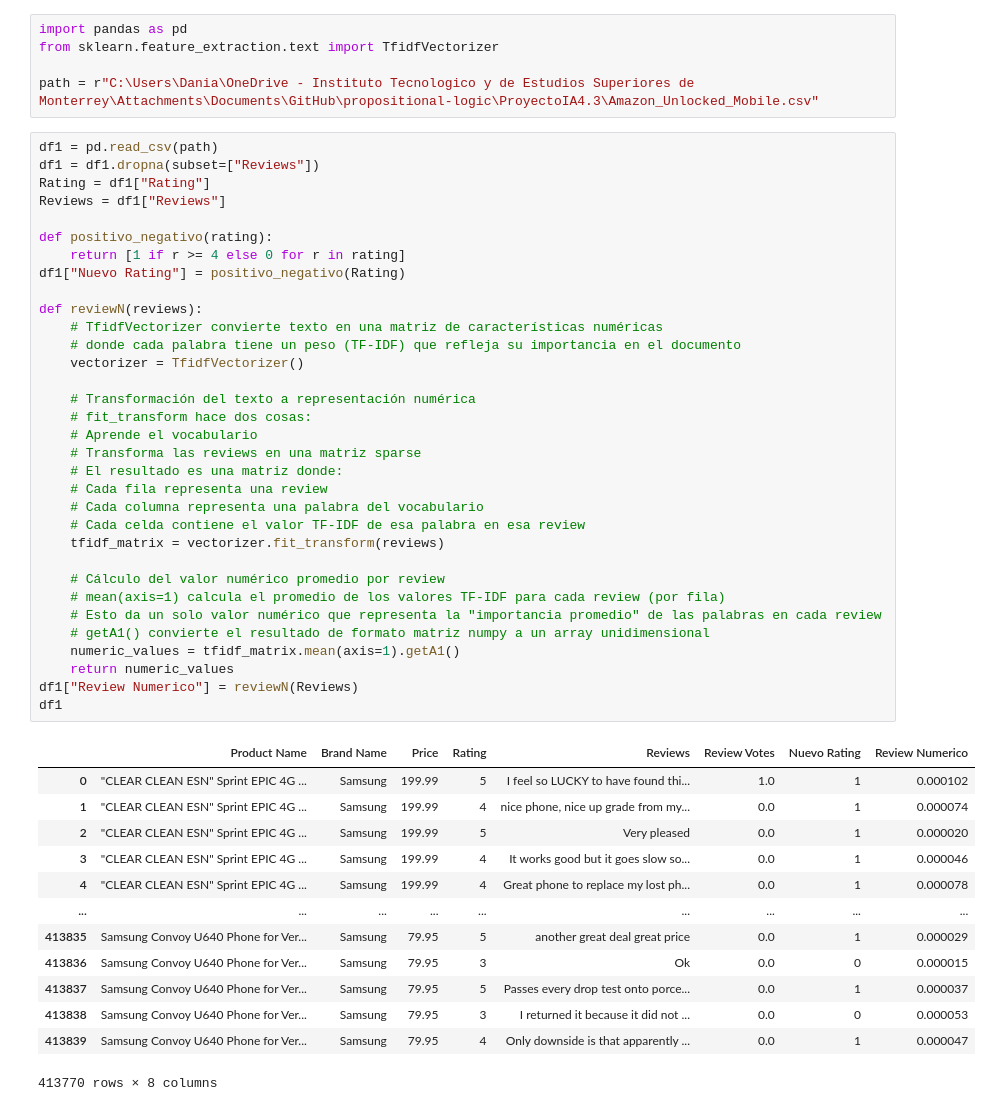
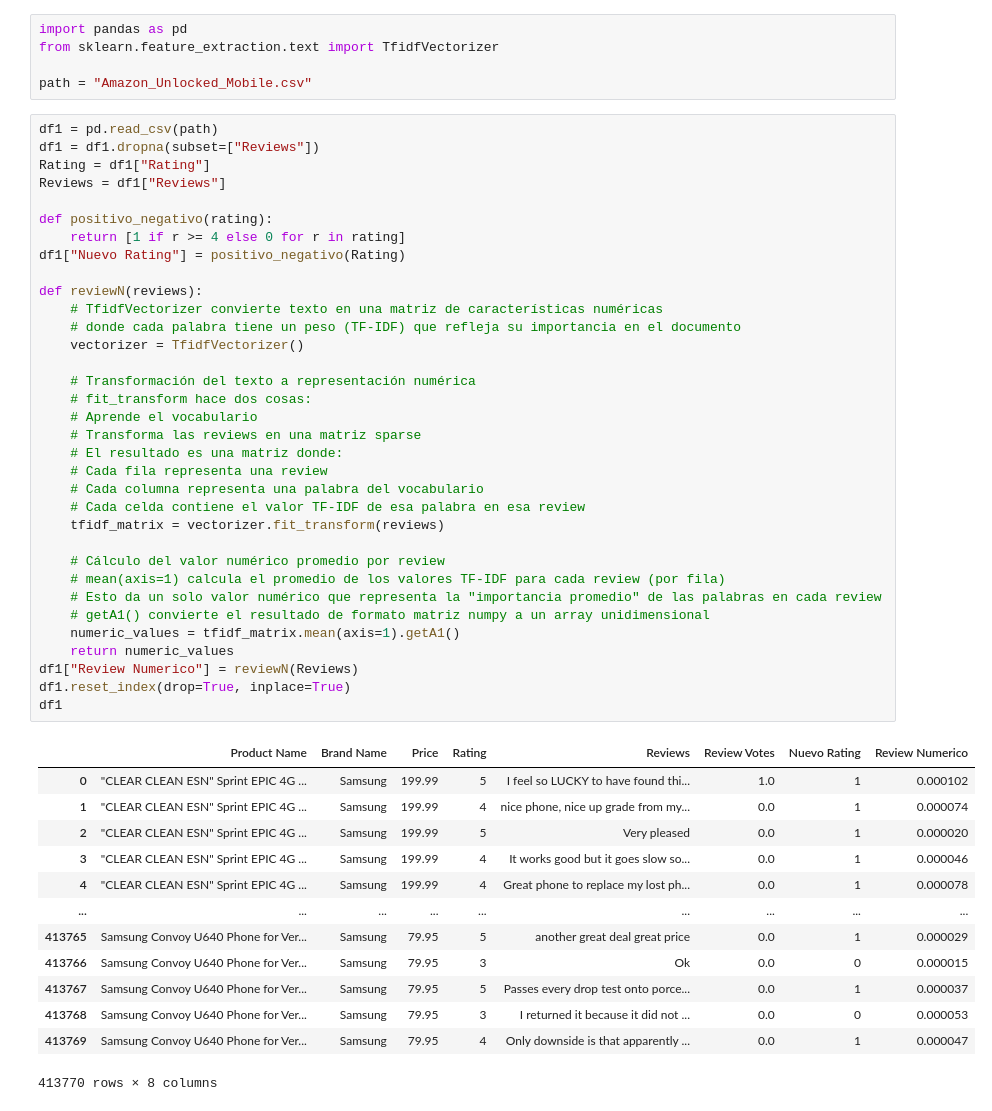
Before and after one commit to Danialloma/ProyectoIA4.3, a Jupyter notebook: main.ipynb, the cells around one changed output. Cells and saved outputs as stored; diff of their text form.

```diff
--- a/main.ipynb
+++ b/main.ipynb
@@ -2,7 +2,7 @@
 import pandas as pd
 from sklearn.feature_extraction.text import TfidfVectorizer
 
-path = r"C:\Users\Dania\OneDrive - Instituto Tecnologico y de Estudios Superiores de Monterrey\Attachments\Documents\GitHub\propositional-logic\ProyectoIA4.3\Amazon_Unlocked_Mobile.csv"
+path = "Amazon_Unlocked_Mobile.csv"
 # %%
 df1 = pd.read_csv(path)
 df1 = df1.dropna(subset=["Reviews"])
@@ -17,36 +17,37 @@ def reviewN(reviews):
     # TfidfVectorizer convierte texto en una matriz de características numéricas
     # donde cada palabra tiene un peso (TF-IDF) que refleja su importancia en el documento
     vectorizer = TfidfVectorizer()
 
     # Transformación del texto a representación numérica
     # fit_transform hace dos cosas:
     # Aprende el vocabulario
     # Transforma las reviews en una matriz sparse
     # El resultado es una matriz donde:
     # Cada fila representa una review
     # Cada columna representa una palabra del vocabulario
     # Cada celda contiene el valor TF-IDF de esa palabra en esa review
     tfidf_matrix = vectorizer.fit_transform(reviews)
 
     # Cálculo del valor numérico promedio por review
     # mean(axis=1) calcula el promedio de los valores TF-IDF para cada review (por fila)
     # Esto da un solo valor numérico que representa la "importancia promedio" de las palabras en cada review
     # getA1() convierte el resultado de formato matriz numpy a un array unidimensional
     numeric_values = tfidf_matrix.mean(axis=1).getA1()
     return numeric_values
 df1["Review Numerico"] = reviewN(Reviews)
+df1.reset_index(drop=True, inplace=True)
 df1
 # %% [output]
 |  | Product Name | Brand Name | Price | Rating | Reviews | Review Votes | Nuevo Rating | Review Numerico |
 | 0 | "CLEAR CLEAN ESN" Sprint EPIC 4G ... | Samsung | 199.99 | 5 | I feel so LUCKY to have found thi... | 1.0 | 1 | 0.000102 |
 | 1 | "CLEAR CLEAN ESN" Sprint EPIC 4G ... | Samsung | 199.99 | 4 | nice phone, nice up grade from my... | 0.0 | 1 | 0.000074 |
 | 2 | "CLEAR CLEAN ESN" Sprint EPIC 4G ... | Samsung | 199.99 | 5 | Very pleased | 0.0 | 1 | 0.000020 |
 | 3 | "CLEAR CLEAN ESN" Sprint EPIC 4G ... | Samsung | 199.99 | 4 | It works good but it goes slow so... | 0.0 | 1 | 0.000046 |
 | 4 | "CLEAR CLEAN ESN" Sprint EPIC 4G ... | Samsung | 199.99 | 4 | Great phone to replace my lost ph... | 0.0 | 1 | 0.000078 |
 | ... | ... | ... | ... | ... | ... | ... | ... | ... |
-| 413835 | Samsung Convoy U640 Phone for Ver... | Samsung | 79.95 | 5 | another great deal great price | 0.0 | 1 | 0.000029 |
-| 413836 | Samsung Convoy U640 Phone for Ver... | Samsung | 79.95 | 3 | Ok | 0.0 | 0 | 0.000015 |
-| 413837 | Samsung Convoy U640 Phone for Ver... | Samsung | 79.95 | 5 | Passes every drop test onto porce... | 0.0 | 1 | 0.000037 |
-| 413838 | Samsung Convoy U640 Phone for Ver... | Samsung | 79.95 | 3 | I returned it because it did not ... | 0.0 | 0 | 0.000053 |
-| 413839 | Samsung Convoy U640 Phone for Ver... | Samsung | 79.95 | 4 | Only downside is that apparently ... | 0.0 | 1 | 0.000047 |
+| 413765 | Samsung Convoy U640 Phone for Ver... | Samsung | 79.95 | 5 | another great deal great price | 0.0 | 1 | 0.000029 |
+| 413766 | Samsung Convoy U640 Phone for Ver... | Samsung | 79.95 | 3 | Ok | 0.0 | 0 | 0.000015 |
+| 413767 | Samsung Convoy U640 Phone for Ver... | Samsung | 79.95 | 5 | Passes every drop test onto porce... | 0.0 | 1 | 0.000037 |
+| 413768 | Samsung Convoy U640 Phone for Ver... | Samsung | 79.95 | 3 | I returned it because it did not ... | 0.0 | 0 | 0.000053 |
+| 413769 | Samsung Convoy U640 Phone for Ver... | Samsung | 79.95 | 4 | Only downside is that apparently ... | 0.0 | 1 | 0.000047 |
 413770 rows × 8 columns
```
Also changed, not shown: parts of 5 cells of this notebook.
